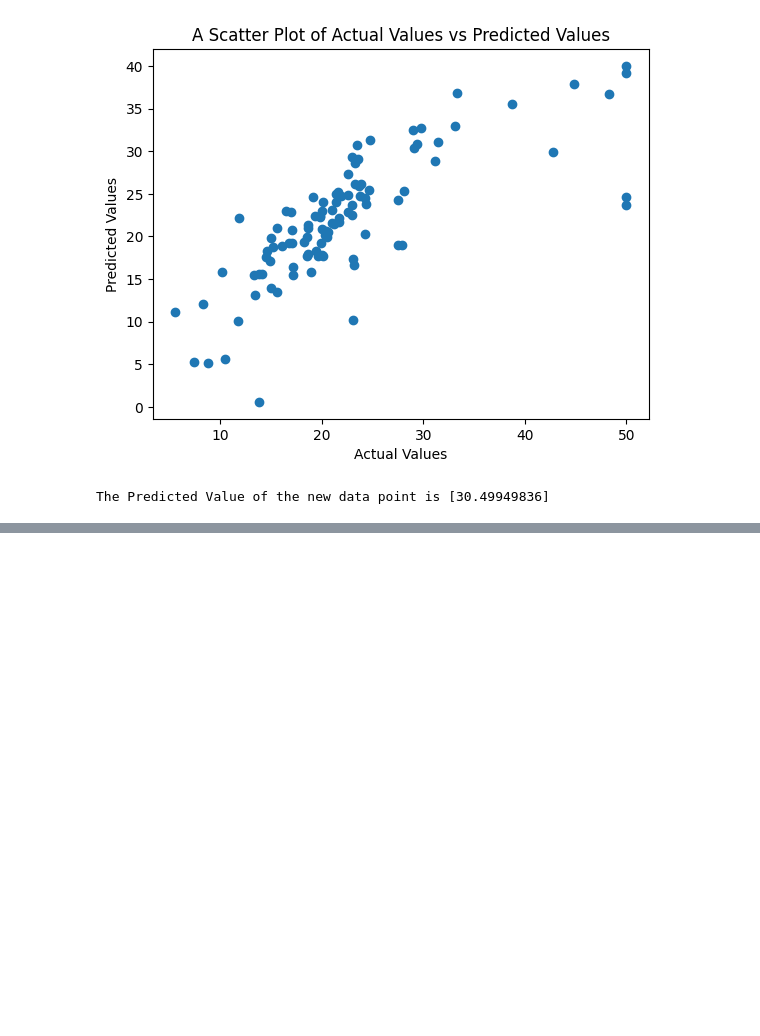
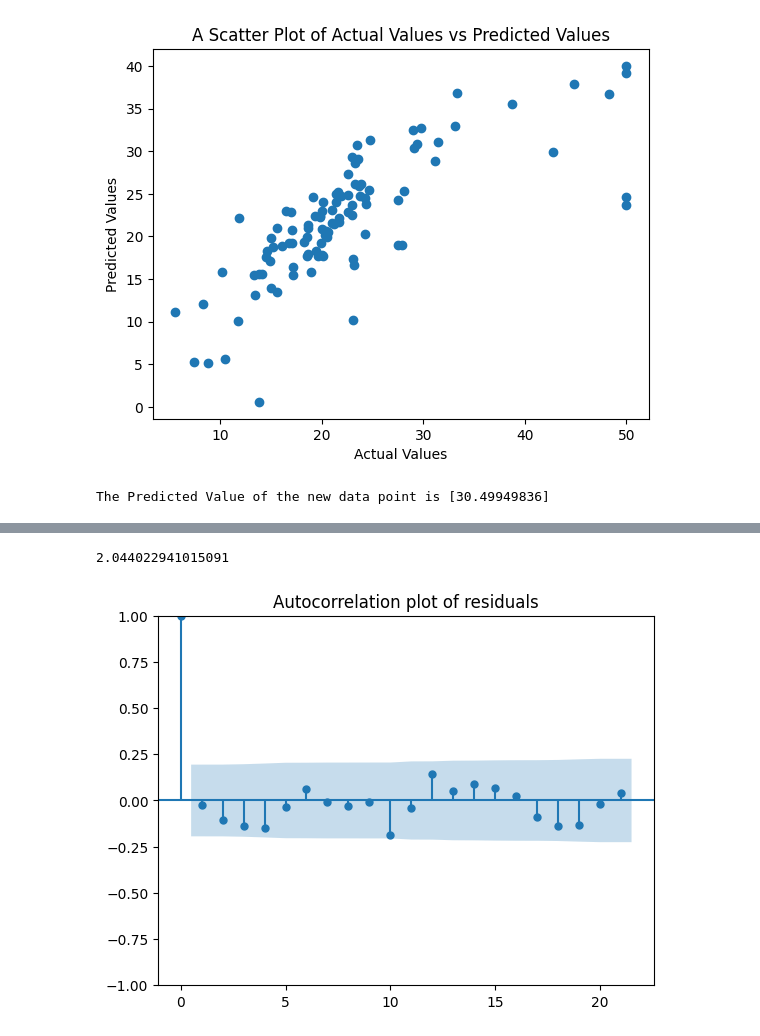
Before and after one commit to snadeem03/Housing-Regression-Analysis, a Jupyter notebook: boston_housing_regression.ipynb, the cells around one changed output, grey strips where cells are left out. Cells and saved outputs as stored; diff of their text form; code cells hidden in the pictures; blank space fills up the shorter version.

Commit message:
Add Autocorrelation check for residuals

```diff
--- a/boston_housing_regression.ipynb
+++ b/boston_housing_regression.ipynb
@@ -8,7 +8,7 @@ from sklearn.linear_model import LinearRegression
 from sklearn.metrics import mean_squared_error,r2_score
 # %%
 # Loading the dataset
-data=pd.read_csv('BostonHousing.csv')
+data=pd.read_csv('data/BostonHousing.csv')
 
 # retreiving the shape of the dataset
 print(data.shape)
@@ -133,3 +135,17 @@ new_prediction=linear_regressor.predict(new_datapoints)
 print(f"The Predicted Value of the new data point is {new_prediction}")
 # %% [output]
 The Predicted Value of the new data point is [30.49949836]
+# %%
+# calculating the residuals
+residuals = Y_test-Y_pred
+
+
+# calculating the lagged residuals
+lagged_residuals=residuals.shift(1)
+
+# dropping the null values from the lagged residuals
+lagged_residuals=lagged_residuals.dropna()
+
+# calculating the correlation  manually (correlation between the residuals and the lagged residuals)
+correlation = residuals.corr(lagged_residuals)
+print(correlation)
@@ -135,0 +166,20 @@ The Predicted Value of the new data point is [30.49949836]
+# %%
+# calculating the autocorrelation using Durbin Watson Test
+from statsmodels.stats.stattools import durbin_watson
+from statsmodels.graphics.tsaplots import plot_acf
+
+
+# performing the durbin watson test
+durbin_watson_test=durbin_watson(residuals)
+
+
+print(durbin_watson_test)
+# %% [output]
+2.044022941015091
+# %%
+# plotting the autocorrelation plot
+plot_acf(residuals)
+plt.title('Autocorrelation plot of residuals')
+plt.show()
+# %% [output]
+[figure, added]
```
Also changed, not shown: parts of 3 cells of this notebook.
